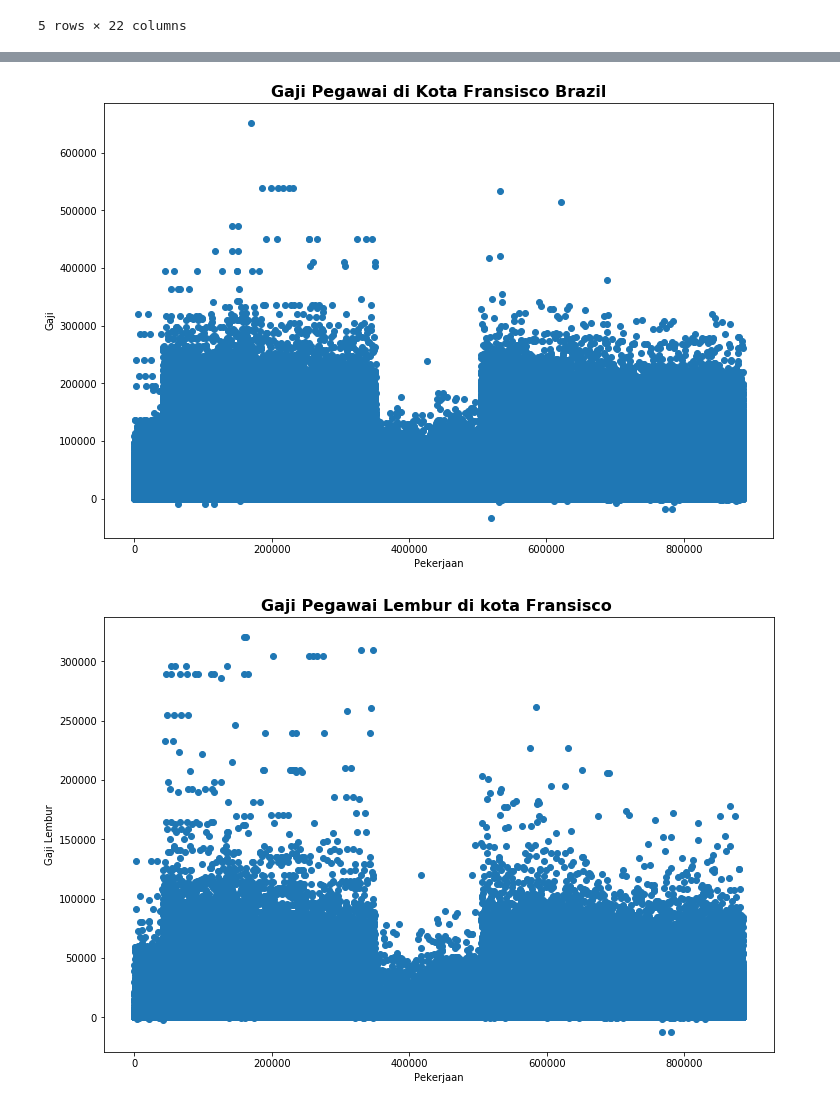
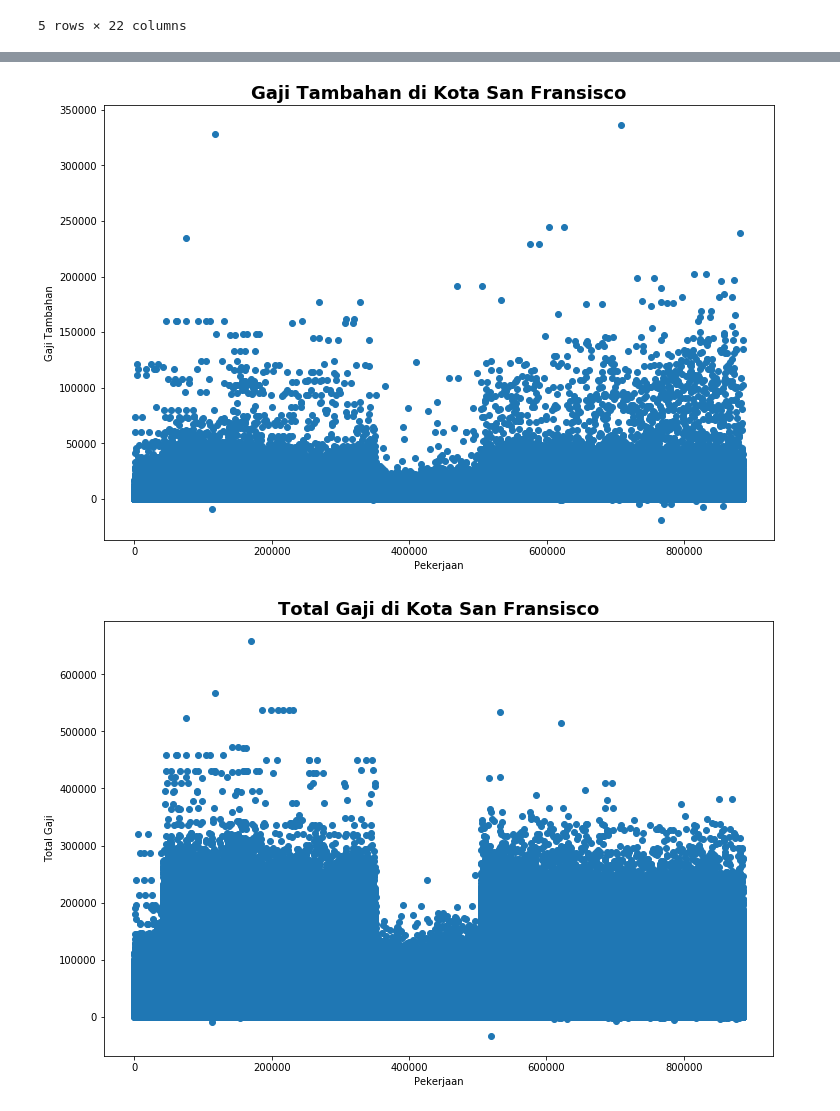
Before and after one commit to yasrilimam98/bigdata-analisis, a Jupyter notebook: Visualdata and cleaning.ipynb, the cells around one changed output, grey strips where cells are left out. Cells and saved outputs as stored; diff of their text form; code cells hidden in the pictures.

```diff
--- a/Visualdata and cleaning.ipynb
+++ b/Visualdata and cleaning.ipynb
@@ -18,31 +50,33 @@ import numpy as np
 # %%
-#menentukan ukuran gambar/bingkai
+#Menentukan ukuran gambar
 plt.figure(figsize=(12,8))
-#Menulis title bingkai
-plt.title('Gaji Pegawai di Kota Fransisco Brazil', fontdict={'fontweight':'bold','fontsize':16})
-#memanggil atribut salaries
-plt.scatter(bigdata.index, bigdata['Salaries'])
+#Ploting
+plt.title('Gaji Tambahan di Kota San Fransisco', fontdict={'fontweight':'bold', 'fontsize': 18})
+#float64(data['Salaries'])
+plt.scatter(data.index, data['Other Salaries'])
 
-#membuat label X dan Y
 plt.xlabel('Pekerjaan')
-plt.ylabel('Gaji')
+plt.ylabel('Gaji Tambahan')
+
+plt.savefig('Gaji Tambahan di Kota San Fransico.png', dpi=300)
 
 plt.show()
 # %% [output]
-[figure, old version]
+[figure, new version]
 # %%
-#menentukan ukuran gambar/bingkai
+#Menentukan ukuran gambar
 plt.figure(figsize=(12,8))
-#Menulis title bingkai
-plt.title('Gaji Pegawai Lembur di kota Fransisco ', fontdict={'fontweight':'bold','fontsize':16})
-#memanggil atribut salaries
-plt.scatter(bigdata.index, bigdata['Overtime'])
+#Ploting
+plt.title('Total Gaji di Kota San Fransisco', fontdict={'fontweight':'bold', 'fontsize': 18})
+#float64(data['Salaries'])
+plt.scatter(data.index, data['Total Salary'])
 
-#membuat label X dan Y
 plt.xlabel('Pekerjaan')
-plt.ylabel('Gaji Lembur')
+plt.ylabel('Total Gaji')
+
+plt.savefig('Total Gaji di Kota San Fransico.png', dpi=300)
 
 plt.show()
 # %% [output]
-[figure, old version]
+[figure, new version]
 # %%
```
Also changed, not shown: parts of 19 cells of this notebook, 1 other file.
